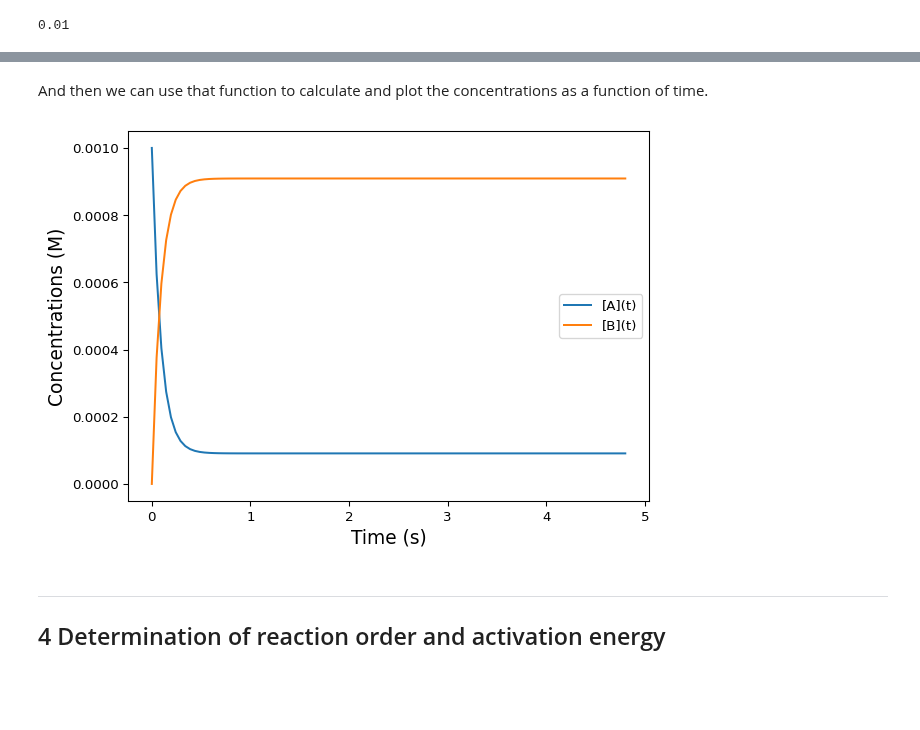
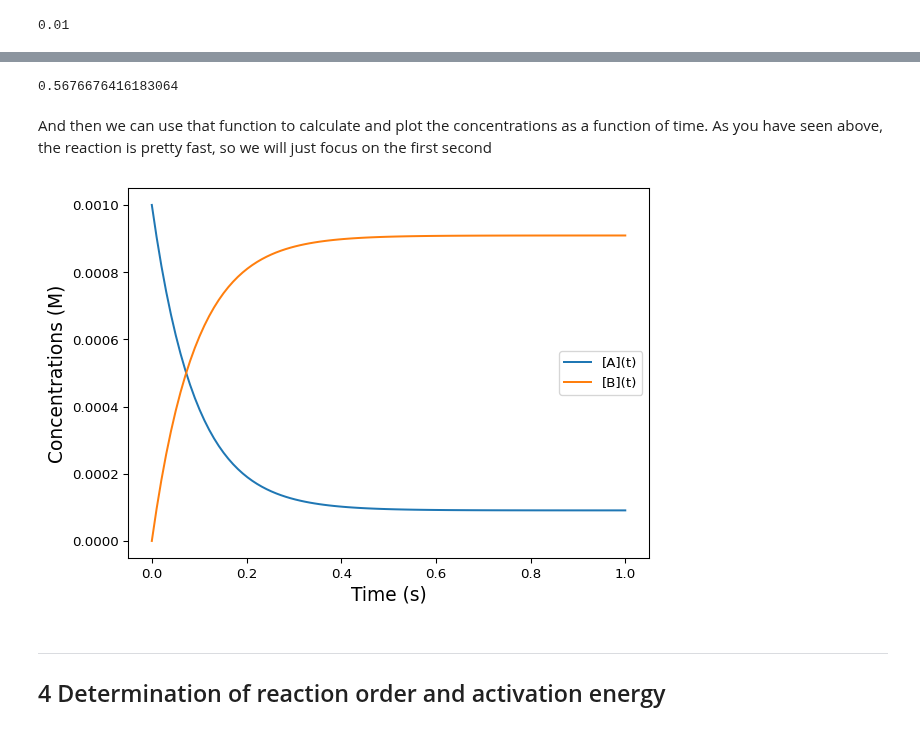
Before and after one commit to au-mbg/fysisk-biokemi, a Jupyter notebook: built_notebooks/master/week_47.ipynb, the cells around one changed output, grey strips where cells are left out. Cells and saved outputs as stored; diff of their text form; code cells hidden in the pictures; blank space fills up the shorter version.

```diff
--- a/built_notebooks/master/week_47.ipynb
+++ b/built_notebooks/master/week_47.ipynb
@@ -513,25 +498,34 @@ that calculates the concentration \[A\] as a function of time.
 ## Be careful with parentheses.
 def A_time(t, A0, k_f, k_b):
     return (k_b + k_f * np.exp(-(k_f+k_b)*t)) / (k_f + k_b) * A0
+
+
+test = A_time(1, 1, 1, 1)
+print(test) # This should 0.567...
+# %% [output]
+0.5676676416183064
 # %% [markdown]
 And then we can use that function to calculate and plot the
-concentrations as a function of time.
+concentrations as a function of time. As you have seen above, the
+reaction is pretty fast, so we will just focus on the first second
 # %%
 fig, ax = plt.subplots()
+t = np.linspace(0, 1, 100)
 
-t_max = 0.08 * 60 # Time in seconds
-t = np.linspace(0, t_max, 100)
-
+## Your task: Calculate [A](t) and [B](t) ##
 At = A_time(t, A0, k1, k2)
 Bt = A0 - At
 
+## Plots the concentrations versus time.
 ax.plot(t, At, label='[A](t)')
 ax.plot(t, Bt, label='[B](t)')
+
+## EXTRA: Sets x and y-axis labels.
 ax.set_ylabel('Concentrations (M)', fontsize=14)
 ax.set_xlabel('Time (s)', fontsize=14)
 ax.legend()
 # %% [output]
-[figure, old version]
+[figure, new version]
 # %% [markdown]
 ------------------------------------------------------------------------
 
```
Also changed, not shown: parts of 14 cells of this notebook, 13 other files.
